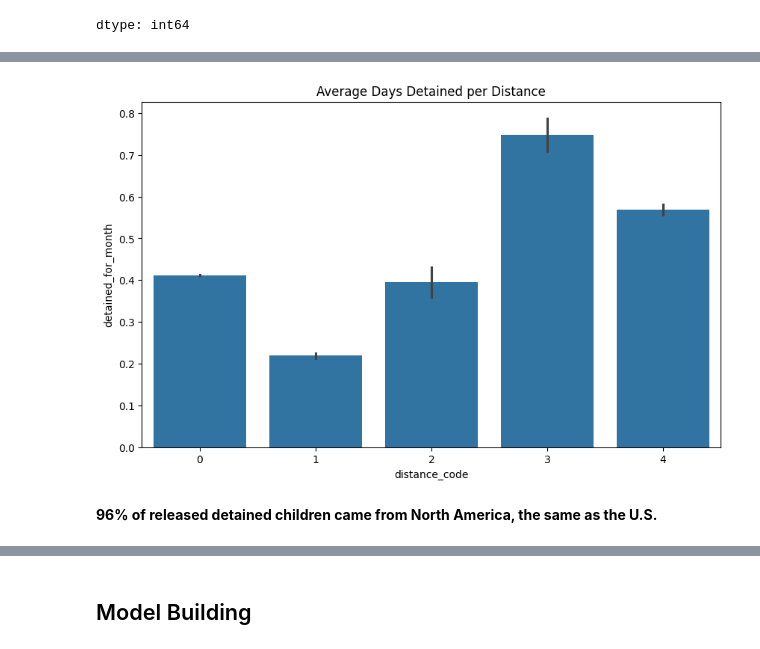
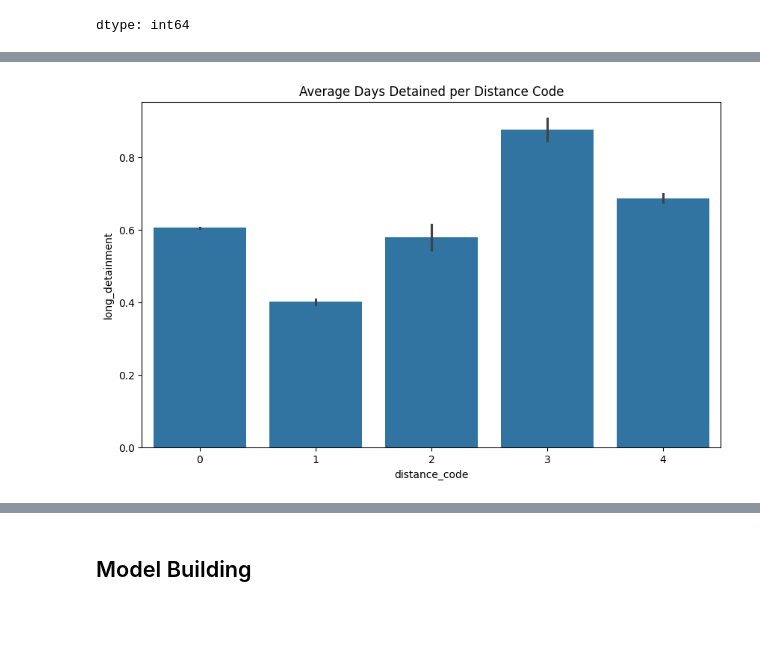
Before and after one commit to alyssarose05/Detained_U.S._Child_Migrants, a Jupyter notebook: V2_Migrant_children.ipynb, the cells around one changed output, grey strips where cells are left out. Drawn from its saved outputs; the diff is of its cells as text; code cells hidden in the pictures; blank space fills up the shorter version.

```diff
--- a/V2_Migrant_children.ipynb
+++ b/V2_Migrant_children.ipynb
@@ -143,11 +144,8 @@ Index(['id', 'country', 'gender', 'entry_date', 'release_date',
 # Create a days detained column by subtracting the entry date from the release date
 df['days_detained'] = (df['release_date'] - df['entry_date']).dt.days
 
-# Make this column by assigning 0 if a child spent less than 30 days detained, and 1 otherwise
-df['detained_for_month'] = np.where(df['days_detained'] >= 30, 1, 0)
-
-# Get the year the child was detained in the 'year' column
-df['year'] = df['entry_date'].dt.year
+# Make this column by assigning 1 if a child spent more than 20 days detained, and 0 otherwise
+df['long_detainment'] = np.where(df['days_detained'] > 20, 1, 0)
 
 # Display first few rows of dataframe
 df.head()
@@ -400,10 +392,8 @@ dtype: int64
 # %%
 # Bar graph of average days detained per distance
 plt.figure(figsize = (10, 6))
-sns.barplot(data = df, x = 'distance_code', y = 'detained_for_month')
-plt.title('Average Days Detained per Distance')
+sns.barplot(data = df, x = 'distance_code', y = 'long_detainment')
+plt.title('Average Days Detained per Distance Code')
 plt.show()
 # %% [output]
-[figure, old version]
+[figure, new version]
-# %% [markdown]
-**96% of released detained children came from North America, the same as the U.S.**
```
Also changed, not shown: parts of 38 cells of this notebook, 1 other file.
